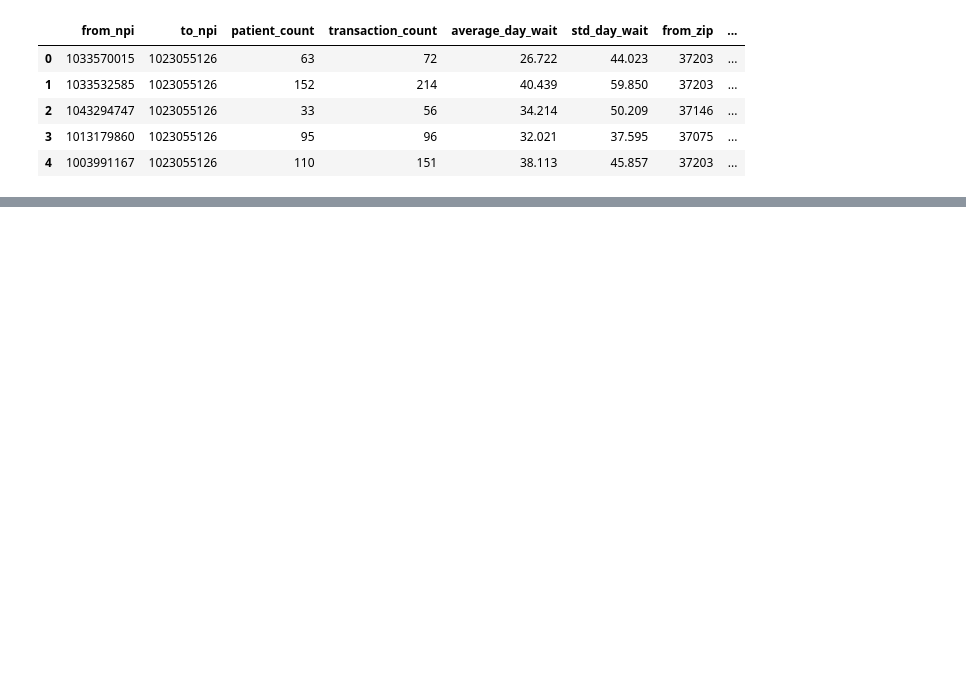
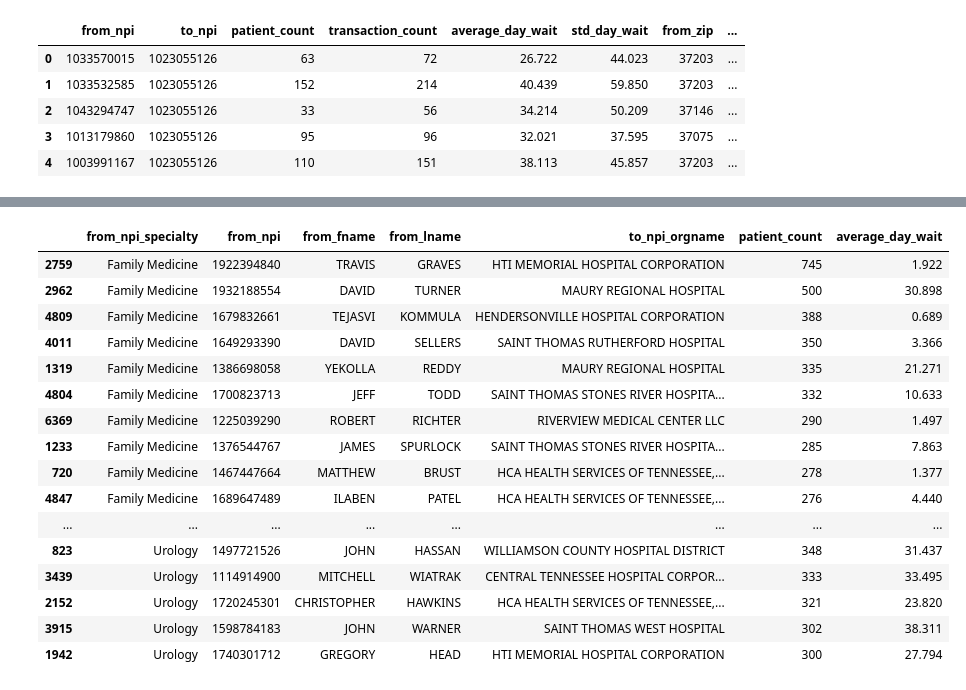
Before and after one commit to nss-data-science-cohort-4/hcbb_hop_team-motp, a Jupyter notebook: notebooks/eda_mm_01.ipynb, the cells around one changed output, grey strips where cells are left out. Cells and saved outputs as stored; diff of their text form; code cells hidden in the pictures; blank space fills up the shorter version.

```diff
--- a/notebooks/eda_mm_01.ipynb
+++ b/notebooks/eda_mm_01.ipynb
@@ -379,0 +411,6 @@ memory usage: 315.9+ KB
+# %%
+df = competitors_only.sort_values(['from_npi_specialty','patient_count'],
+                                  ascending = (True, False))[['from_npi_specialty','from_npi', 'from_fname','from_lname',
+                                                              'to_npi_orgname', 'patient_count','average_day_wait']]
+df.reset_index()
+df.head()
@@ -379,0 +431,6 @@ memory usage: 315.9+ KB
+# %%
+excl = ['Radiology','Emergency Medicine','Nurse Anesthetist, Certified Registered',
+                                         'Anesthesiology','Hospitalist','Pathology']
+# %%
+dfexcl = df[~df['from_npi_specialty'].isin(excl)]
+dfexcl
@@ -379,0 +451,5 @@ memory usage: 315.9+ KB
+# %%
+dftopspec = dfexcl[['from_npi_specialty','patient_count']].groupby('from_npi_specialty').sum('patient_count')
+dftopspec = dftopspec.sort_values(['patient_count'], ascending = False).reset_index().head(10)
+#dftopspec['from_npi_specialty'].tolist()
+dftopspec
@@ -379,0 +568,23 @@ memory usage: 315.9+ KB
+# %%
+df2 = dfexcl[dfexcl['from_npi_specialty'].isin(pd.array(dftopspec['from_npi_specialty']))]
+df2 = df2.groupby(['from_npi_specialty']).head(10)
+df2['from_npi'] = df2['from_npi'].astype(str)
+df2
+# %% [output]
+|  | from_npi_specialty | from_npi | from_fname | from_lname | to_npi_orgname | patient_count | average_day_wait |
+| 2759 | Family Medicine | 1922394840 | TRAVIS | GRAVES | HTI MEMORIAL HOSPITAL CORPORATION | 745 | 1.922 |
+| 2962 | Family Medicine | 1932188554 | DAVID | TURNER | MAURY REGIONAL HOSPITAL | 500 | 30.898 |
+| 4809 | Family Medicine | 1679832661 | TEJASVI | KOMMULA | HENDERSONVILLE HOSPITAL CORPORATION | 388 | 0.689 |
+| 4011 | Family Medicine | 1649293390 | DAVID | SELLERS | SAINT THOMAS RUTHERFORD HOSPITAL | 350 | 3.366 |
+| 1319 | Family Medicine | 1386698058 | YEKOLLA | REDDY | MAURY REGIONAL HOSPITAL | 335 | 21.271 |
+| 4804 | Family Medicine | 1700823713 | JEFF | TODD | SAINT THOMAS STONES RIVER HOSPITA... | 332 | 10.633 |
+| 6369 | Family Medicine | 1225039290 | ROBERT | RICHTER | RIVERVIEW MEDICAL CENTER LLC | 290 | 1.497 |
+| 1233 | Family Medicine | 1376544767 | JAMES | SPURLOCK | SAINT THOMAS STONES RIVER HOSPITA... | 285 | 7.863 |
+| 720 | Family Medicine | 1467447664 | MATTHEW | BRUST | HCA HEALTH SERVICES OF TENNESSEE,... | 278 | 1.377 |
+| 4847 | Family Medicine | 1689647489 | ILABEN | PATEL | HCA HEALTH SERVICES OF TENNESSEE,... | 276 | 4.440 |
+| ... | ... | ... | ... | ... | ... | ... | ... |
+| 823 | Urology | 1497721526 | JOHN | HASSAN | WILLIAMSON COUNTY HOSPITAL DISTRICT | 348 | 31.437 |
+| 3439 | Urology | 1114914900 | MITCHELL | WIATRAK | CENTRAL TENNESSEE HOSPITAL CORPOR... | 333 | 33.495 |
+| 2152 | Urology | 1720245301 | CHRISTOPHER | HAWKINS | HCA HEALTH SERVICES OF TENNESSEE,... | 321 | 23.820 |
+| 3915 | Urology | 1598784183 | JOHN | WARNER | SAINT THOMAS WEST HOSPITAL | 302 | 38.311 |
+| 1942 | Urology | 1740301712 | GREGORY | HEAD | HTI MEMORIAL HOSPITAL CORPORATION | 300 | 27.794 |
```
Also changed, not shown: parts of 36 cells of this notebook.
